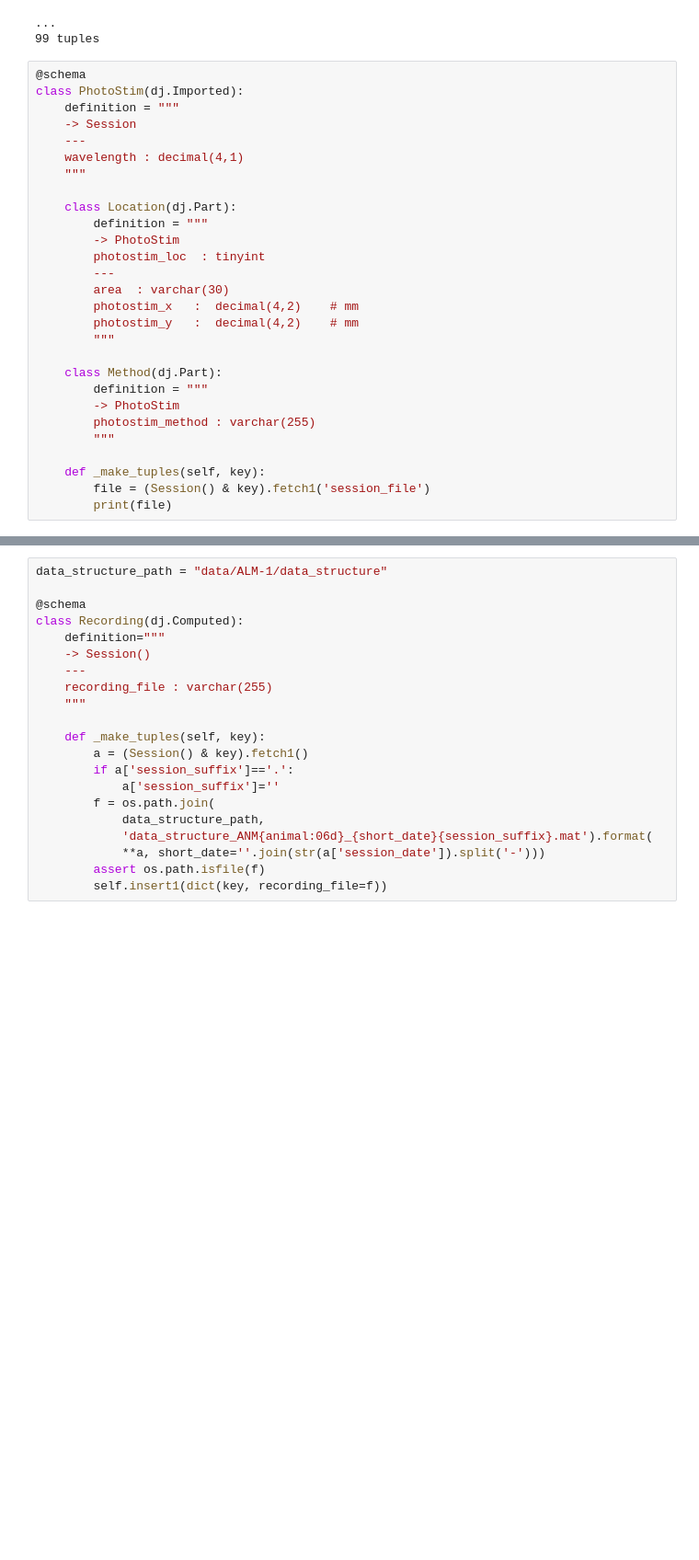
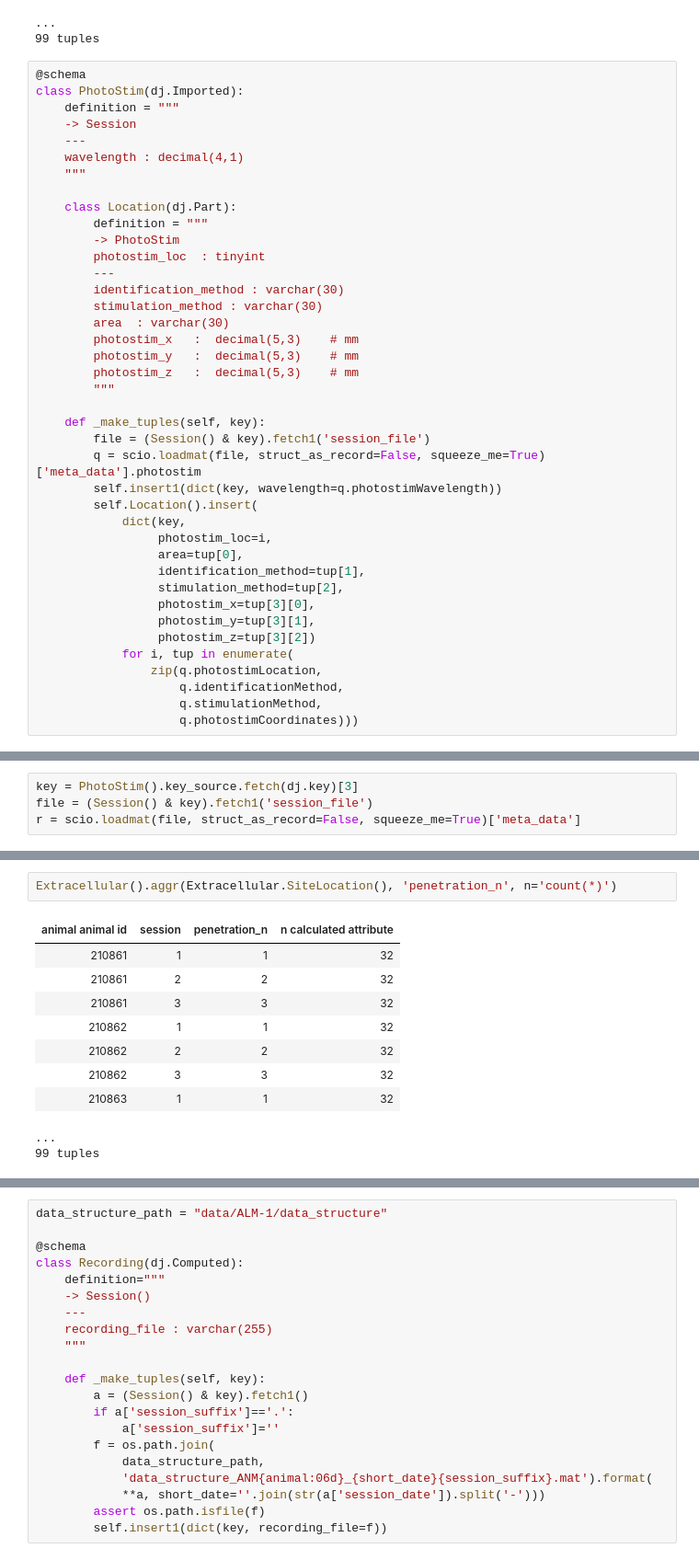
Before and after one commit to mesoscale-activity-map/ALM-tutorial, a Jupyter notebook: ALM1-ingest.ipynb, the cells around one changed output, grey strips where cells are left out. Shown: that part at 92% size. Saved outputs shown, nothing was run; the diff lists cells and outputs as text; blank space fills up the shorter version.

```diff
--- a/ALM1-ingest.ipynb
+++ b/ALM1-ingest.ipynb
@@ -140,18 +140,30 @@ class PhotoStim(dj.Imported):
         -> PhotoStim
         photostim_loc  : tinyint
         ---
+        identification_method : varchar(30)
+        stimulation_method : varchar(30)
         area  : varchar(30)
-        photostim_x   :  decimal(4,2)    # mm
-        photostim_y   :  decimal(4,2)    # mm
-        """
-
-    class Method(dj.Part):
-        definition = """
-        -> PhotoStim
-        photostim_method : varchar(255)
+        photostim_x   :  decimal(5,3)    # mm
+        photostim_y   :  decimal(5,3)    # mm
+        photostim_z   :  decimal(5,3)    # mm
         """
 
     def _make_tuples(self, key):
         file = (Session() & key).fetch1('session_file')
-        print(file)
+        q = scio.loadmat(file, struct_as_record=False, squeeze_me=True)['meta_data'].photostim
+        self.insert1(dict(key, wavelength=q.photostimWavelength))
+        self.Location().insert(
+            dict(key,
+                 photostim_loc=i,
+                 area=tup[0],
+                 identification_method=tup[1],
+                 stimulation_method=tup[2],
+                 photostim_x=tup[3][0],
+                 photostim_y=tup[3][1],
+                 photostim_z=tup[3][2])
+            for i, tup in enumerate(
+                zip(q.photostimLocation,
+                    q.identificationMethod,
+                    q.stimulationMethod,
+                    q.photostimCoordinates)))
 # %%
@@ -176,0 +181,4 @@ data/ALM-1/meta_data/meta_data_ANM221977_20140118.mat
+# %%
+key = PhotoStim().key_source.fetch(dj.key)[3]
+file = (Session() & key).fetch1('session_file')
+r = scio.loadmat(file, struct_as_record=False, squeeze_me=True)['meta_data']
@@ -176,0 +240,13 @@ data/ALM-1/meta_data/meta_data_ANM221977_20140118.mat
+# %%
+Extracellular().aggr(Extracellular.SiteLocation(), 'penetration_n', n='count(*)')
+# %% [output]
+| animal animal id | session | penetration_n | n calculated attribute |
+| 210861 | 1 | 1 | 32 |
+| 210861 | 2 | 2 | 32 |
+| 210861 | 3 | 3 | 32 |
+| 210862 | 1 | 1 | 32 |
+| 210862 | 2 | 2 | 32 |
+| 210862 | 3 | 3 | 32 |
+| 210863 | 1 | 1 | 32 |
+...
+99 tuples
```
Also changed, not shown: parts of 13 cells of this notebook, 1 other file.
